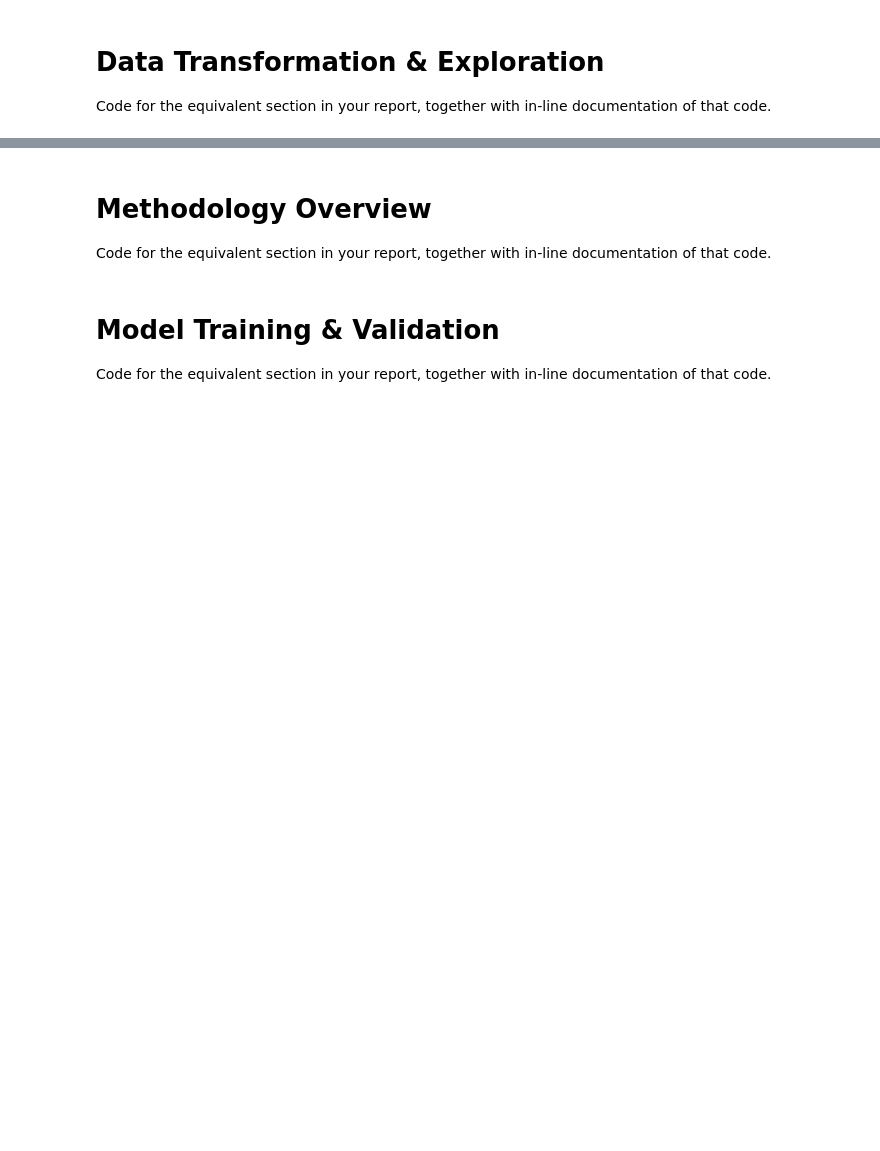
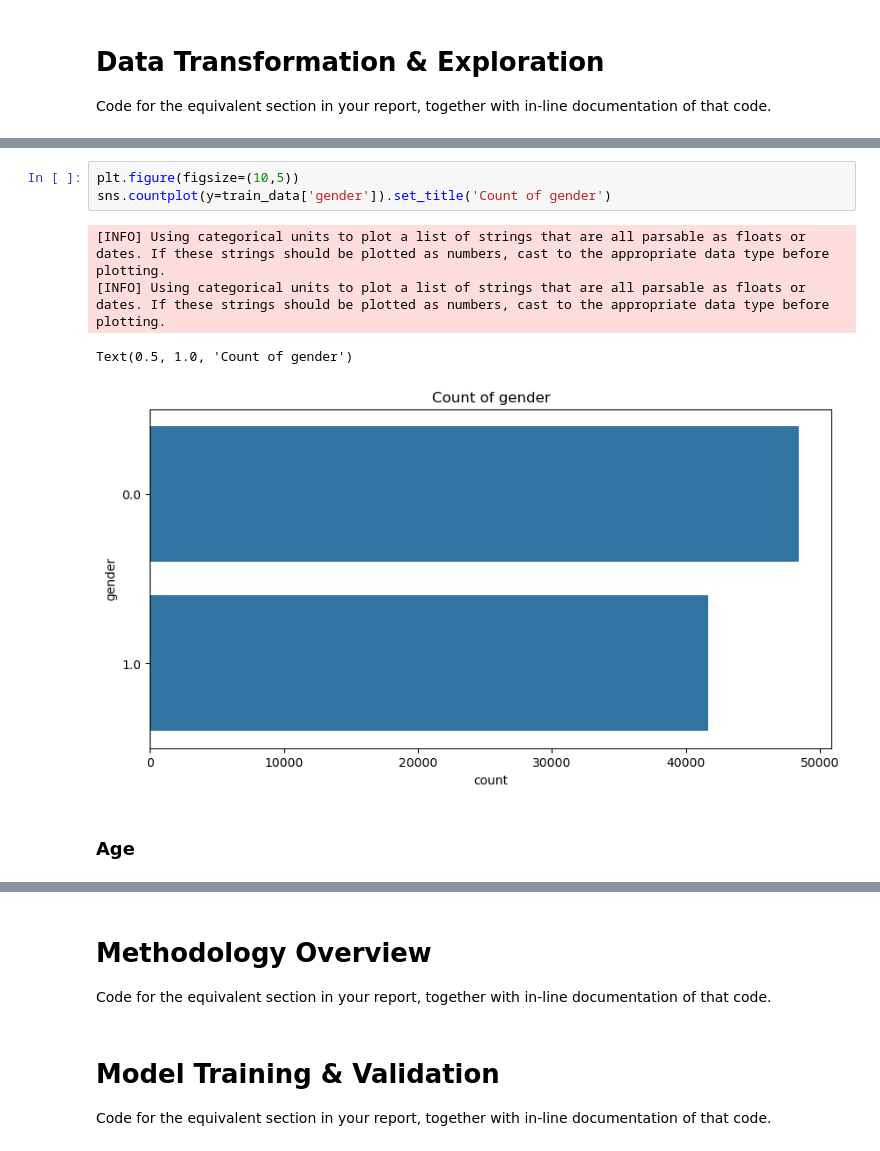
Before and after one commit to Tetetetetetetet/ML-Summer-Course, a Jupyter notebook: report.ipynb, the cells around one changed output, grey strips where cells are left out. Cells and saved outputs as stored; diff of their text form; blank space fills up the shorter version.

```diff
--- a/report.ipynb
+++ b/report.ipynb
@@ -26,0 +238,10 @@ that code.
+# %%
+plt.figure(figsize=(10,5))
+sns.countplot(y=train_data['gender']).set_title('Count of gender')
+# %% [output]
+[INFO] Using categorical units to plot a list of strings that are all parsable as floats or dates. If these strings should be plotted as numbers, cast to the appropriate data type before plotting.
+[INFO] Using categorical units to plot a list of strings that are all parsable as floats or dates. If these strings should be plotted as numbers, cast to the appropriate data type before plotting.
+Text(0.5, 1.0, 'Count of gender')
+[figure, added]
+# %% [markdown]
+### Age
```
Also changed, not shown: parts of 131 cells of this notebook.
